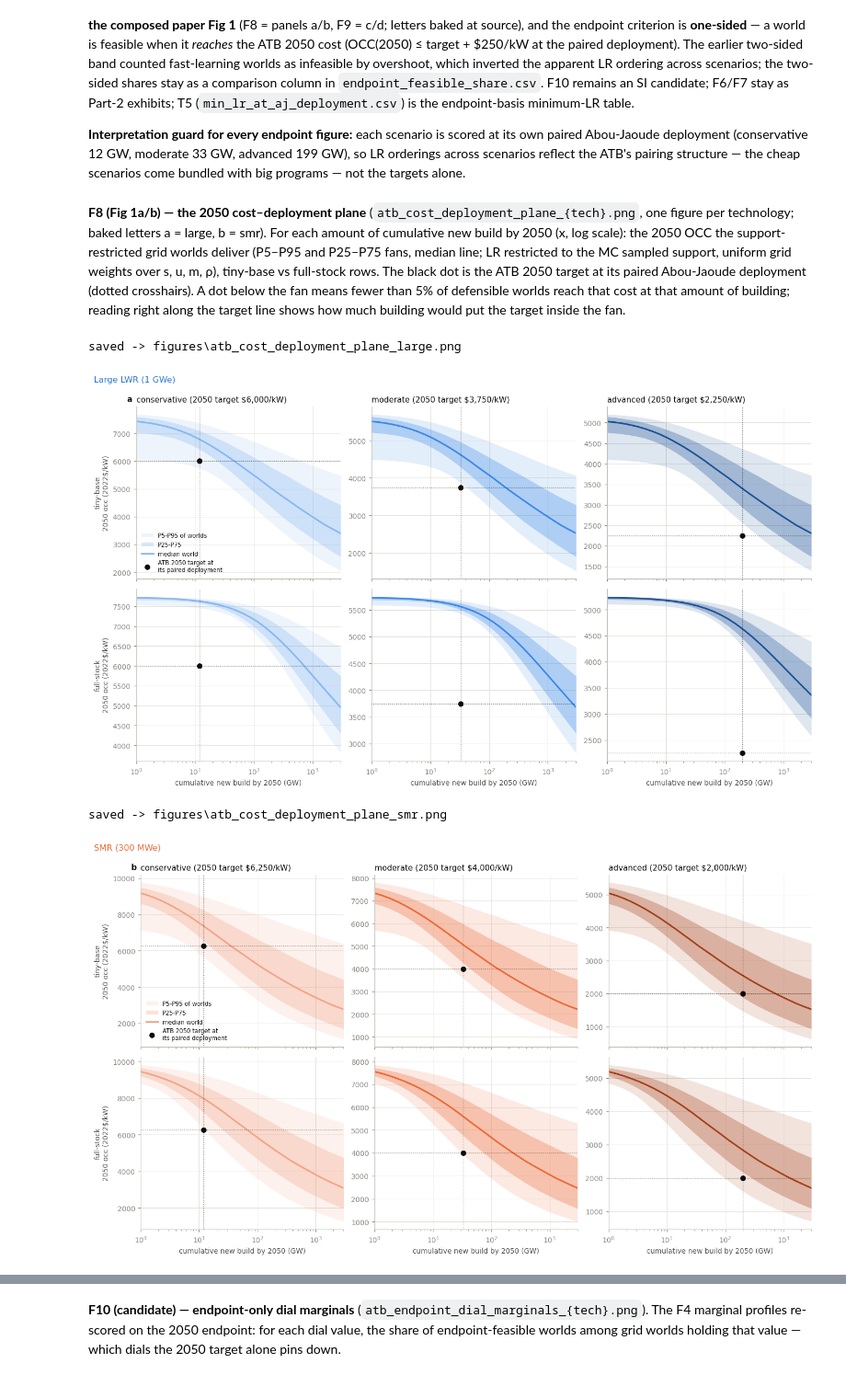
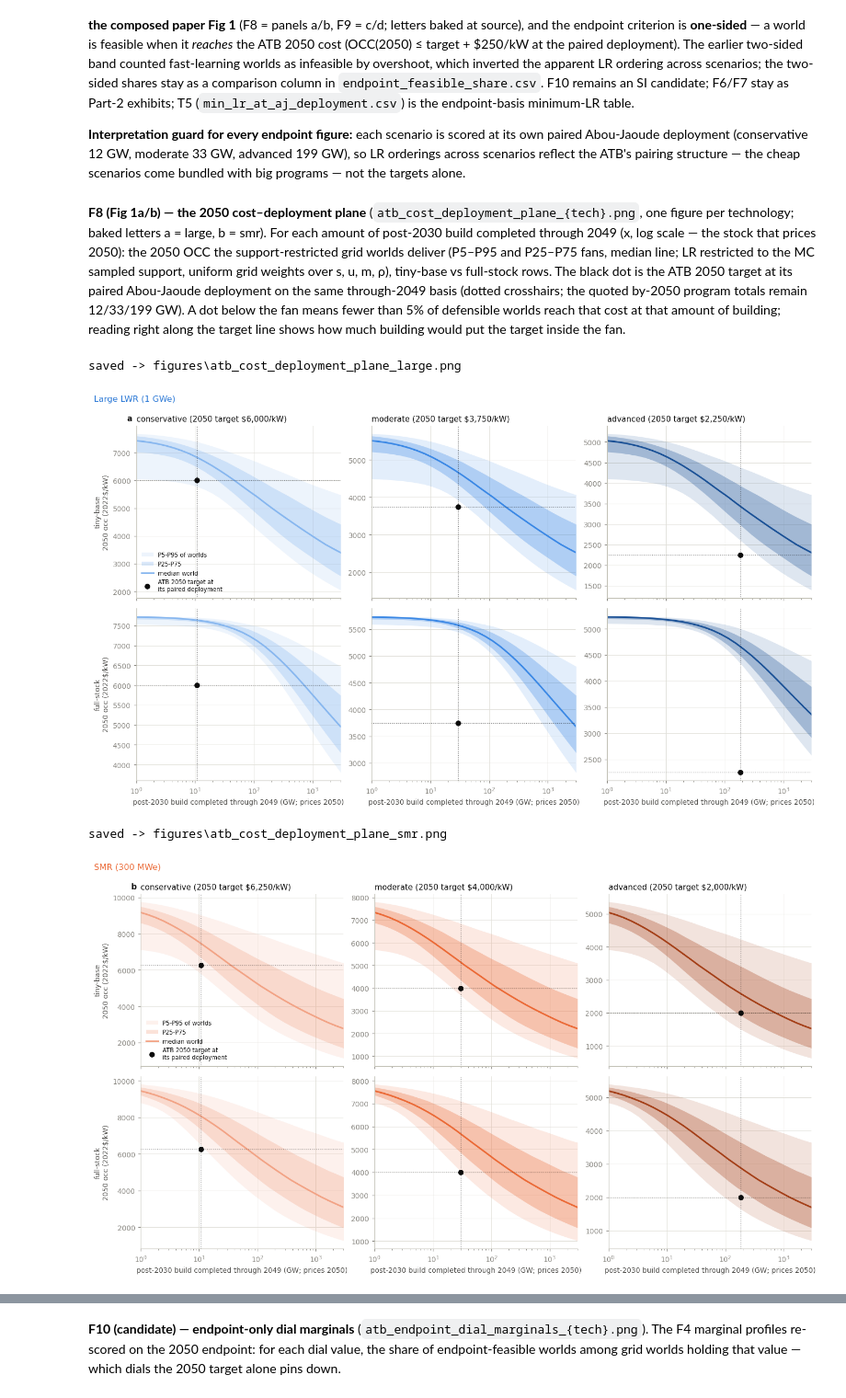
Before and after one commit to Ethan-s-PhD/ReEDS-nuclear-learning, a Jupyter notebook: z-ethan/mc/atb_parameter_space.ipynb, the cells around one changed output, grey strips where cells are left out. Shown at 92% size. Saved outputs shown, nothing was run; the diff lists cells and outputs as text; code cells hidden in the pictures.

```diff
--- a/z-ethan/mc/atb_parameter_space.ipynb
+++ b/z-ethan/mc/atb_parameter_space.ipynb
@@ -1172,7 +1184,8 @@ for tech in TECH:
                 (_anchors[2][0], dict(lr=lr_mid, s=0.5, m=6.0, conv=1.0))]
     for scen in SCEN_ORDER:
         ratio = TARGET[tech][scen][-1] / BOAK_PIN[tech][scen]
-        row = {"tech": tech, "scenario": scen, "AJ deployment (GW)": AJ_GW_POST[scen]}
+        row = {"tech": tech, "scenario": scen, "AJ deployment (GW)": AJ_GW_POST[scen],
+               "AJ completed through 2049 (GW)": round(AJ_GW_ENT50[scen], 1)}
         for name, st in settings:
             d = required_gw(tech, ratio, st["lr"], st["s"], 0.5,
                             st["m"], st["conv"], 0.0).item()
@@ -1180,8 +1193,9 @@ for tech in TECH:
         _rows.append(row)
 req_anchors = pd.DataFrame(_rows).set_index(["tech", "scenario"])
 req_anchors.to_csv(ATB_OUT / "required_deployment_anchors.csv")
-print("\nT4 - required 2030-2050 new build (GW) to hit the ATB 2050 cost, at literature anchor "
-      "worlds (u=0.5, rho=0) -> exports/atb/required_deployment_anchors.csv")
+print("\nT4 - required post-2030 build completed through 2049 (GW - the stock that prices "
+      "2050) to hit the ATB 2050 cost, at literature anchor worlds (u=0.5, rho=0) "
+      "-> exports/atb/required_deployment_anchors.csv")
 print(req_anchors.to_string())
 
 # T5 - the inverse read: minimum LR that reaches the ATB 2050 cost at the paired AJ deployment
@@ -1189,7 +1203,7 @@ _rows = []
 for tech in TECH:
     for scen in SCEN_ORDER:
         ratio = TARGET[tech][scen][-1] / BOAK_PIN[tech][scen]
-        n50 = AJ_GW_POST[scen] / TECH[tech]["unit_gw"]
+        n50 = AJ_GW_ENT50[scen] / TECH[tech]["unit_gw"]   # scoring basis: builds thru 2049
         for conv in (0.0, 1.0):
             row = {"tech": tech, "scenario": scen,
                    "base": "full" if conv else "tiny"}
@@ -1200,7 +1214,8 @@ for tech in TECH:
             _rows.append(row)
 min_lr = pd.DataFrame(_rows).set_index(["tech", "scenario", "base"])
 min_lr.to_csv(ATB_OUT / "min_lr_at_aj_deployment.csv")
-print("\nT5 - minimum firm-level LR to reach the ATB 2050 cost at the paired deployment "
-      "(m=6, u=0.5, rho=0; NaN = unreachable even at LR 30%) -> exports/atb/min_lr_at_aj_deployment.csv")
+print("\nT5 - minimum firm-level LR to reach the ATB 2050 cost at the paired deployment, "
+      "scored on the through-2049 stock that prices 2050 (m=6, u=0.5, rho=0; NaN = "
+      "unreachable even at LR 30%) -> exports/atb/min_lr_at_aj_deployment.csv")
 print(min_lr.to_string())
 # %% [output]
@@ -1249,11 +1265,11 @@ for tech in TECH:
             if np.isinf(z).any():
                 ax.contourf(LR_GRID, S21, np.isinf(z).T.astype(float), levels=[0.5, 1.5],
                             colors="none", hatches=["////"])
-            if np.isfinite(z).any() and (z <= AJ_GW_POST[scen]).any() \
-                    and (np.where(np.isinf(z), 1e9, z) >= AJ_GW_POST[scen]).any():
+            if np.isfinite(z).any() and (z <= AJ_GW_ENT50[scen]).any() \
+                    and (np.where(np.isinf(z), 1e9, z) >= AJ_GW_ENT50[scen]).any():
                 cs = ax.contour(LR_GRID, S21, np.where(np.isinf(z), 1e9, z).T,
-                                levels=[AJ_GW_POST[scen]], colors=[C_SMR], linewidths=1.8)
-                for txt in ax.clabel(cs, fmt=lambda v: f"AJ {v:,.0f} GW", fontsize=8):
+                                levels=[AJ_GW_ENT50[scen]], colors=[C_SMR], linewidths=1.8)
+                for txt in ax.clabel(cs, fmt=lambda v: f"AJ {v:,.0f} GW thru 2049", fontsize=8):
                     txt.set_path_effects([_pe.withStroke(linewidth=2, foreground=SURFACE)])
             ax.axvspan(TECH[tech]["lr_lo"], TECH[tech]["lr_hi"], color=C_TINY, alpha=0.10, lw=0)
             if r == 0:
@@ -1266,7 +1282,7 @@ for tech in TECH:
     cb = fig.colorbar(pc, ax=axes, shrink=0.85, pad=0.015,
                       ticks=np.log10(_lev))
     cb.set_ticklabels([f"{v:,}" for v in _lev])
-    cb.set_label("required new build by 2050 (GW, log scale)")
+    cb.set_label("required build completed through 2049 (GW, log scale; prices 2050)")
     fig.suptitle(TECH_LABEL[tech], color=TECH_COLOR[tech], x=0.01, ha="left", y=1.04)
     # Key for the two unlabeled encodings: hatching marks worlds where required_gw is inf
     # (the ATB 2050 cost is unreachable even at the D_MAX_GW = 10 TW censoring bound);
@@ -1315,8 +1331,9 @@ for r, tech in enumerate(TECH):
             # clipping drew a fake flat line pinned along the bottom axis edge.
             ax.plot(LR_GRID, np.where(np.isfinite(d_pin) & (d_pin > 0.03), d_pin, np.nan),
                     color=col, lw=1.9, label=f"s = {s_val:g}")
-        ax.axhline(AJ_GW_POST[scen], color=INK, lw=1.1, ls="--")
-        ax.annotate(f"AJ {scen}: {AJ_GW_POST[scen]:,.0f} GW", (0.297, AJ_GW_POST[scen]*1.15),
+        ax.axhline(AJ_GW_ENT50[scen], color=INK, lw=1.1, ls="--")
+        ax.annotate(f"AJ {scen}: {AJ_GW_ENT50[scen]:,.0f} GW thru 2049",
+                    (0.297, AJ_GW_ENT50[scen]*1.15),
                     color=INK, fontsize=7.5, ha="right")
         ax.axhline(97.0, color=MUTED, lw=0.9, ls=":")
         if c == 0:
@@ -1328,7 +1345,7 @@ for r, tech in enumerate(TECH):
         if r == 0:
             ax.set_title(scen, fontsize=10.5)
         if c == 0:
-            ax.set_ylabel(f"{TECH_LABEL[tech]}\nrequired new build by 2050 (GW)")
+            ax.set_ylabel(f"{TECH_LABEL[tech]}\nrequired build thru 2049 (GW)")
         if r == 1:
             ax.set_xlabel("firm-level learning rate LR")
         if r == 0 and c == 0:
@@ -1358,7 +1375,10 @@ paired Abou-Jaoude deployment (conservative 12 GW, moderate 33 GW, advanced 199
 LR orderings across scenarios reflect the ATB's pairing structure — the cheap scenarios
 come bundled with big programs — not the targets alone.
 # %% [markdown]
-**F8 (Fig 1a/b) — the 2050 cost–deployment plane** (`atb_cost_deployment_plane_{tech}.png`, one figure per technology; baked letters a = large, b = smr). For each amount of cumulative new build by 2050 (x, log scale): the 2050 OCC the support-restricted grid worlds deliver (P5–P95 and P25–P75 fans, median line; LR restricted to the MC sampled support, uniform grid weights over s, u, m, ρ), tiny-base vs full-stock rows. The black dot is the ATB 2050 target at its paired Abou-Jaoude deployment (dotted crosshairs). A dot below the fan means fewer than 5% of defensible worlds reach that cost at that amount of building; reading right along the target line shows how much building would put the target inside the fan.
+**F8 (Fig 1a/b) — the 2050 cost–deployment plane** (`atb_cost_deployment_plane_{tech}.png`, one figure per technology; baked letters a = large, b = smr). For each amount of post-2030 build completed through 2049 (x, log scale — the stock that
+prices 2050): the 2050 OCC the support-restricted grid worlds deliver (P5–P95 and P25–P75 fans, median line; LR restricted to the MC sampled support, uniform grid weights over s, u, m, ρ), tiny-base vs full-stock rows. The black dot is the ATB 2050 target at its paired Abou-Jaoude deployment on the same
+through-2049 basis (dotted crosshairs; the quoted by-2050 program totals remain
+12/33/199 GW). A dot below the fan means fewer than 5% of defensible worlds reach that cost at that amount of building; reading right along the target line shows how much building would put the target inside the fan.
 # %%
 # F8 (candidate, 2026-08-21) - the 2050 cost-deployment plane: the 2050 OCC each amount of
 # cumulative building can buy, across the support-restricted grid worlds, with the ATB
@@ -1388,36 +1408,36 @@ for tech in TECH:
             ax = axes[r, c]
             occ_q = q * BOAK_PIN[tech][scen]
             col = SCEN_COLOR[tech][scen]
             ax.fill_between(D_PLANE_GW, occ_q[:, 0], occ_q[:, 4], color=col, alpha=0.14,
                             lw=0, label="P5-P95 of worlds")
             ax.fill_between(D_PLANE_GW, occ_q[:, 1], occ_q[:, 3], color=col, alpha=0.30,
                             lw=0, label="P25-P75")
             ax.plot(D_PLANE_GW, occ_q[:, 2], color=col, lw=2, label="median world")
-            t50, d_aj = TARGET[tech][scen][-1], AJ_GW_POST[scen]
+            t50, d_aj = TARGET[tech][scen][-1], AJ_GW_ENT50[scen]   # thru-2049 scoring basis
             ax.axhline(t50, color=INK, lw=0.8, ls=":", alpha=0.6)
             ax.axvline(d_aj, color=INK, lw=0.8, ls=":", alpha=0.6)
             ax.plot([d_aj], [t50], "o", color=INK, ms=6, zorder=5,
                     label="ATB 2050 target at\nits paired deployment")
             ax.set_xscale("log")
             ax.set_xlim(1.0, 3000.0)
             if r == 0:
                 ax.set_title(f"{scen} (2050 target ${t50:,.0f}/kW)", fontsize=10)
             if c == 0:
                 ax.set_ylabel(("tiny-base" if conv == 0 else "full-stock")
                               + "\n2050 occ (2022$/kW)")
             if r == 1:
-                ax.set_xlabel("cumulative new build by 2050 (GW)")
+                ax.set_xlabel("post-2030 build completed through 2049 (GW; prices 2050)")
     # Paper Fig 1 letters baked at source (house rule): "a" (large) / "b" (smr);
     # the endpoint maps (F9) carry "c"/"d".
     ps.panel_letter(axes[0, 0], "a" if tech == "large" else "b")
     axes[0, 0].legend(fontsize=7.5, loc="lower left")
     fig.tight_layout()
     fig.suptitle(TECH_LABEL[tech], color=TECH_COLOR[tech], x=0.01, ha="left", y=1.03)
     ps.savefig(fig, FIGURES / f"atb_cost_deployment_plane_{tech}.png")
     plt.show()
 # %% [output]
 saved -> figures\atb_cost_deployment_plane_large.png
-[figure, old version]
+[figure, new version]
 saved -> figures\atb_cost_deployment_plane_smr.png
-[figure, old version]
+[figure, new version]
 # %% [markdown]
```
Also changed, not shown: parts of 10 cells of this notebook, 13 other files.
